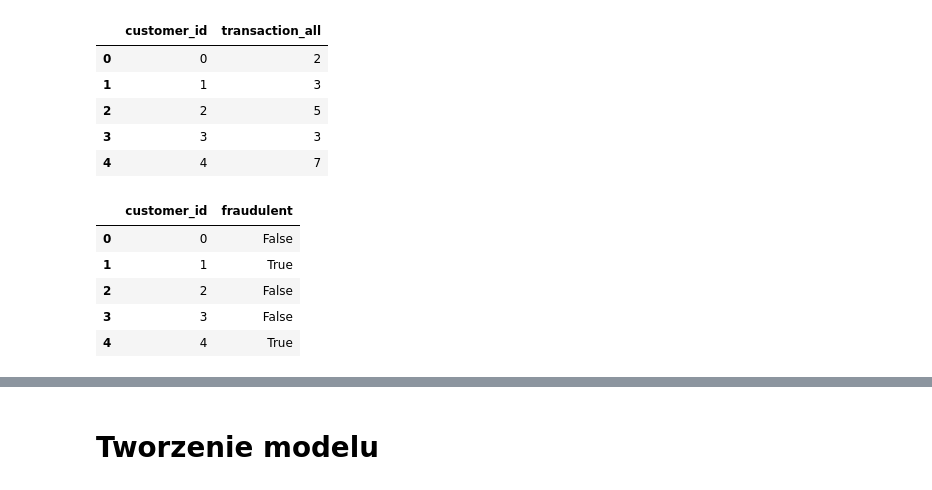
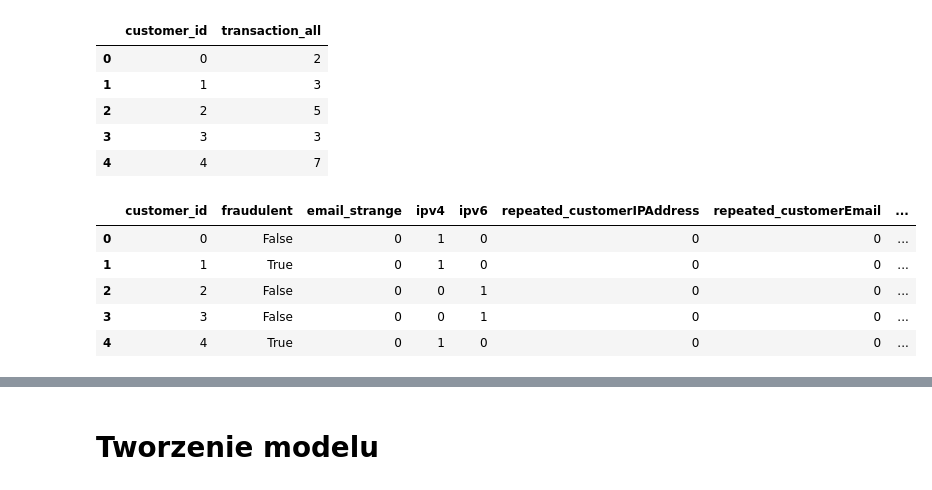
Before and after one commit to azawalich/unravelin-code-test-data-science, a Jupyter notebook: zadanie.ipynb, the cells around one changed output, grey strips where cells are left out. Drawn from its saved outputs; the diff is of its cells as text; code cells hidden in the pictures.

Commit message:
adding more customer features

```diff
--- a/zadanie.ipynb
+++ b/zadanie.ipynb
@@ -26,0 +38,2 @@ customers_df.head()
+# %%
+customers_df.loc[customers_df['customerIPAddress'].str.contains('\:') == True, 'ipv6'] = 1
@@ -26,0 +47,2 @@ customers_df.head()
+# %%
+customers_df.loc[customers_df['customerIPAddress'].str.contains('45.203.99.249') == True, 'repeated_customerIPAddress'] = 1
@@ -26,0 +60,2 @@ customers_df.head()
+# %%
+customers_df.loc[customers_df['customerEmail'].str.contains('johnlowery@gmail.com') == True, 'repeated_customerEmail'] = 1
@@ -26,0 +66,2 @@ customers_df.head()
+# %%
+customers_df.loc[customers_df['customerBillingAddress'].str.contains('49680 Brian Squares Apt. 122\nPort Walterburgh, MH 02766-0708') == True, 'repeated_customerBillingAddress'] = 1
@@ -246,15 +312,17 @@ transactions_all.head()
 | 3 | 3 | 3 |
 | 4 | 4 | 7 |
 # %%
-features_df = customers_df[['customer_id', 'fraudulent']]
+features_df = customers_df[['customer_id', 'fraudulent', 'email_strange', 'ipv4', 'ipv6',\
+                            'repeated_customerIPAddress', 'repeated_customerEmail',\
+                            'repeated_customerBillingAddress']]
 features_df.head()
 # %% [output]
-|  | customer_id | fraudulent |
-| 0 | 0 | False |
-| 1 | 1 | True |
-| 2 | 2 | False |
-| 3 | 3 | False |
-| 4 | 4 | True |
+|  | customer_id | fraudulent | email_strange | ipv4 | ipv6 | repeated_customerIPAddress | repeated_customerEmail | ... |
+| 0 | 0 | False | 0 | 1 | 0 | 0 | 0 | ... |
+| 1 | 1 | True | 0 | 1 | 0 | 0 | 0 | ... |
+| 2 | 2 | False | 0 | 0 | 1 | 0 | 0 | ... |
+| 3 | 3 | False | 0 | 0 | 1 | 0 | 0 | ... |
+| 4 | 4 | True | 0 | 1 | 0 | 0 | 0 | ... |
 # %%
 feature_dfs = [orders_by_state, orders_value_sum, orders_all, paymentMethods_registrations,\
                paymentMethods_types, paymentMethods_all, transactions_by_state,\
```
Also changed, not shown: parts of 9 cells of this notebook.
